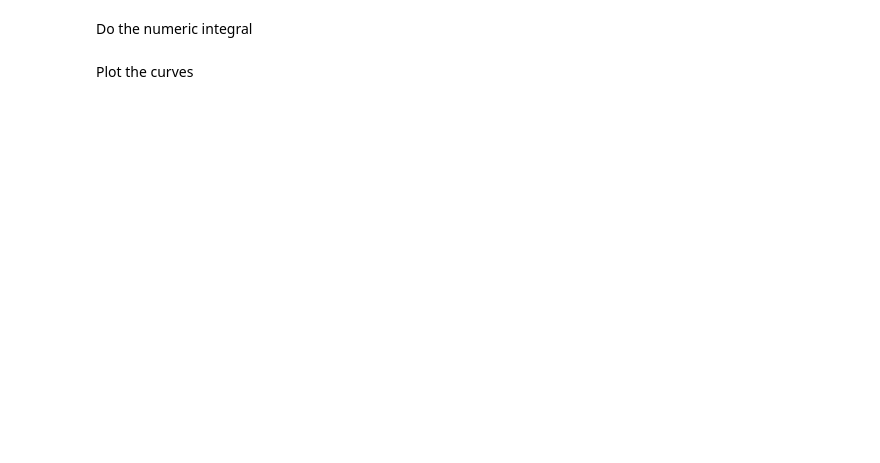
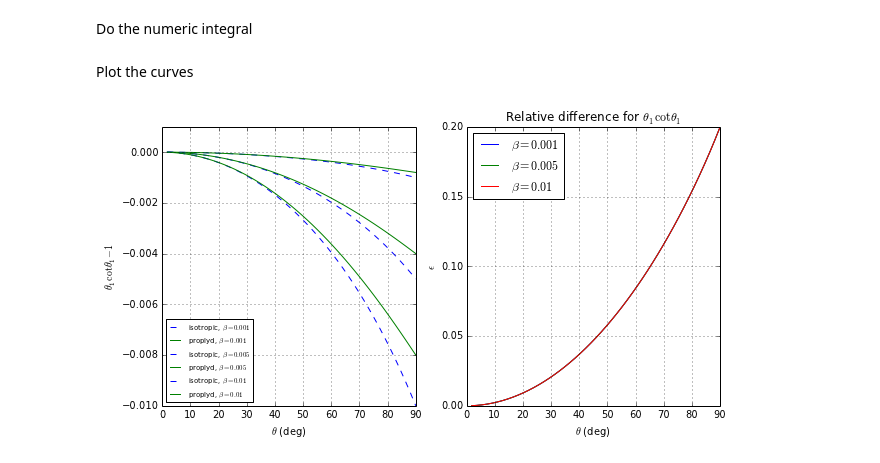
Before and after one commit to will-henney/bowshock-shape, a Jupyter notebook: CRW-shapes/t-t1.ipynb, the cells around one changed output. Cells and saved outputs as stored; diff of their text form; code cells hidden in the pictures; blank space fills up the shorter version.

Commit message:
Now plots the difference between isotropic and proplyd

```diff
--- a/CRW-shapes/t-t1.ipynb
+++ b/CRW-shapes/t-t1.ipynb
@@ -7,8 +9,13 @@ ERROR: Magic function `matplotlib` not found.
 # %%
-f = lambda x: np.sqrt(np.cos(x))*np.sin(x)**2theta = np.linspace(0,0.5*np.pi)I= []
+f = lambda x: np.sqrt(np.cos(x))*np.sin(x)**2
+theta = np.linspace(0,0.5*np.pi)
+I= []
 # %% [markdown]
 Do the numeric integral
 # %%
-for t in theta:    i,e = integrate.quad(f,0,t)    I.append(i)I = np.array(I)
+for t in theta:
+    i,e = integrate.quad(f,0,t)
+    I.append(i)
+I = np.array(I)
 # %%
 beta = np.array([0.001,0.005,0.01])
@@ -17,4 +22,25 @@ plt.grid()plt.xlabel(r"$\theta$ (deg)")plt.ylabel(r"$\theta_1\cot\theta_1$");
 # %% [markdown]
 Plot the curves
 # %%
-for b in beta:    P=2*b*I/np.tan(theta)-0.8*b*(1-np.cos(theta)**2.5)    iso = b*(theta/np.tan(theta)-1)    plt.plot(np.degrees(theta),iso,"b--",label=r"isotropic, $\beta={}$".format(b))    plt.plot(np.degrees(theta),P,"g-",label=r"proplyd, $\beta={}$".format(b))plt.legend(loc="best",prop=dict(size="x-small"));
+f = plt.figure()
+ax = f.add_subplot(1,2,1)
+ax2 = f.add_subplot(1,2,2)
+for b in beta:
+    P=2*b*I/np.tan(theta)-0.8*b*(1-np.cos(theta)**2.5)
+    iso = b*(theta/np.tan(theta)-1)
+    ax.plot(np.degrees(theta),iso,"b--",label=r"isotropic, $\beta={}$".format(b))
+    ax.plot(np.degrees(theta),P,"g-",label=r"proplyd, $\beta={}$".format(b))
+    ax2.plot(np.degrees(theta),np.abs((P-iso)/iso),label=r"$\beta={}$".format(b))
+ax.legend(loc="best",prop=dict(size="x-small"))
+ax2.legend(loc="best")
+ax.set_xlabel(r"$\theta$ (deg)")
+ax.grid()
+ax2.grid()
+ax2.set_xlabel(r"$\theta$ (deg)")
+ax.set_ylabel(r"$\theta_1\cot\theta_1-1$")
+ax2.set_ylabel(r"$\epsilon$")
+ax2.set_title(r"Relative difference for $\theta_1\cot\theta_1$")
+ax.set_ylim(-0.01,0.001)
+f.set_size_inches(10,5);
+# %% [output]
+[figure, added]
```
Also changed, not shown: parts of 3 cells of this notebook.
